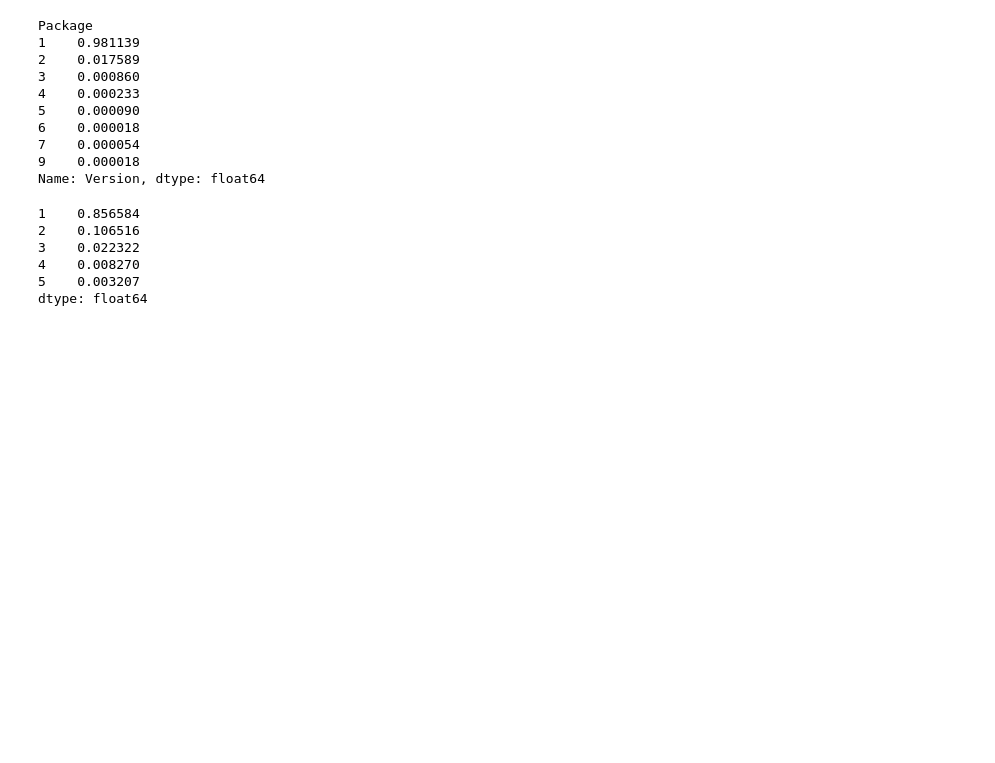
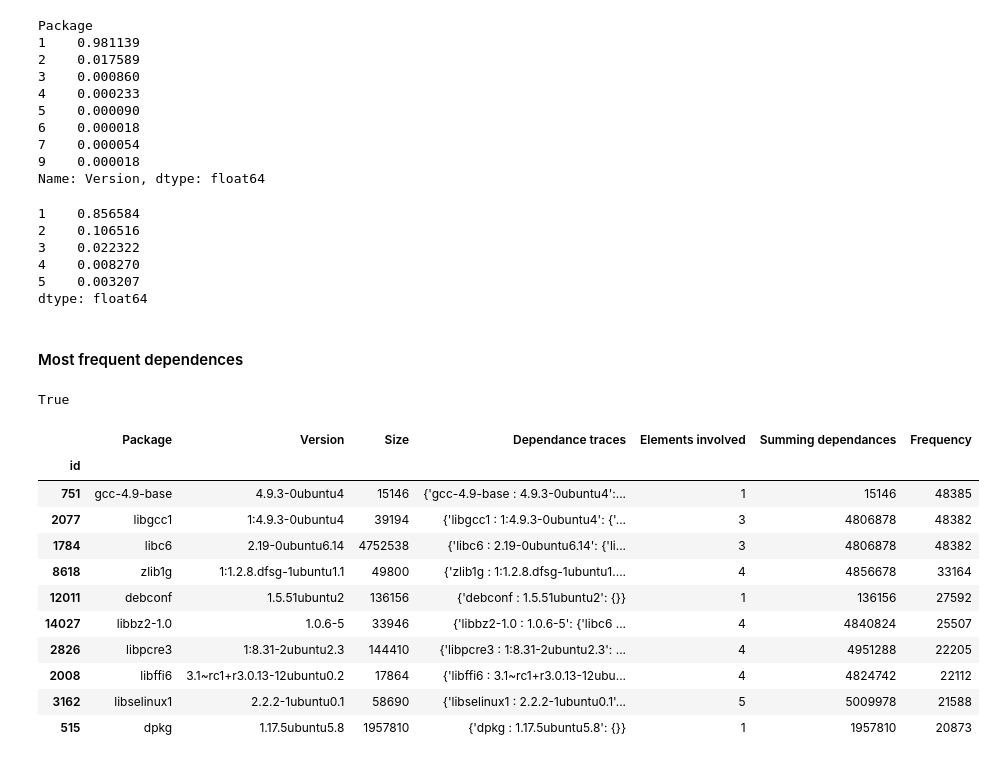
Before and after one commit to alex35469/fingerpatch, a Jupyter notebook: attack/Attack_vizualization.ipynb, the cells around one changed output. Cells and saved outputs as stored; diff of their text form; code cells hidden in the pictures; blank space fills up the shorter version.

Commit message:
Most frequence dependence

```diff
--- a/attack/Attack_vizualization.ipynb
+++ b/attack/Attack_vizualization.ipynb
@@ -873,3 +891,36 @@ uniqueness.map(lambda x : x/total).head()
 4    0.008270
 5    0.003207
 dtype: float64
+# %% [markdown]
+#### Most frequent dependences
+# %%
+d = set()
+d.add("Yoo")
+"Yoo" in d
+# %% [output]
+True
+# %%
+
+for _, row in tqdm.tqdm(ground_truth.iterrows(), total=tot ):
+
+
+    d[row.name] = ground_truth["Childrens"].map(lambda childrens: row.name in childrens).sum()
+
+
+s = pd.Series(d, name='Dependence Frequency')
+# %%
+ground_truth = ground_truth.assign( Frequency= s)
+ground_truth[["Package", "Version", "Size", "Dependance traces","Elements involved","Summing dependances", "Frequency" ]].sort_values(by="Frequency", ascending=False).head(10)
+# %% [output]
+|  | Package | Version | Size | Dependance traces | Elements involved | Summing dependances | Frequency |
+| id |  |  |  |  |  |  |  |
+| 751 | gcc-4.9-base | 4.9.3-0ubuntu4 | 15146 | {'gcc-4.9-base : 4.9.3-0ubuntu4':... | 1 | 15146 | 48385 |
+| 2077 | libgcc1 | 1:4.9.3-0ubuntu4 | 39194 | {'libgcc1 : 1:4.9.3-0ubuntu4': {'... | 3 | 4806878 | 48382 |
+| 1784 | libc6 | 2.19-0ubuntu6.14 | 4752538 | {'libc6 : 2.19-0ubuntu6.14': {'li... | 3 | 4806878 | 48382 |
+| 8618 | zlib1g | 1:1.2.8.dfsg-1ubuntu1.1 | 49800 | {'zlib1g : 1:1.2.8.dfsg-1ubuntu1.... | 4 | 4856678 | 33164 |
+| 12011 | debconf | 1.5.51ubuntu2 | 136156 | {'debconf : 1.5.51ubuntu2': {}} | 1 | 136156 | 27592 |
+| 14027 | libbz2-1.0 | 1.0.6-5 | 33946 | {'libbz2-1.0 : 1.0.6-5': {'libc6 ... | 4 | 4840824 | 25507 |
+| 2826 | libpcre3 | 1:8.31-2ubuntu2.3 | 144410 | {'libpcre3 : 1:8.31-2ubuntu2.3': ... | 4 | 4951288 | 22205 |
+| 2008 | libffi6 | 3.1~rc1+r3.0.13-12ubuntu0.2 | 17864 | {'libffi6 : 3.1~rc1+r3.0.13-12ubu... | 4 | 4824742 | 22112 |
+| 3162 | libselinux1 | 2.2.2-1ubuntu0.1 | 58690 | {'libselinux1 : 2.2.2-1ubuntu0.1'... | 5 | 5009978 | 21588 |
+| 515 | dpkg | 1.17.5ubuntu5.8 | 1957810 | {'dpkg : 1.17.5ubuntu5.8': {}} | 1 | 1957810 | 20873 |
```
Also changed, not shown: parts of 10 cells of this notebook.
